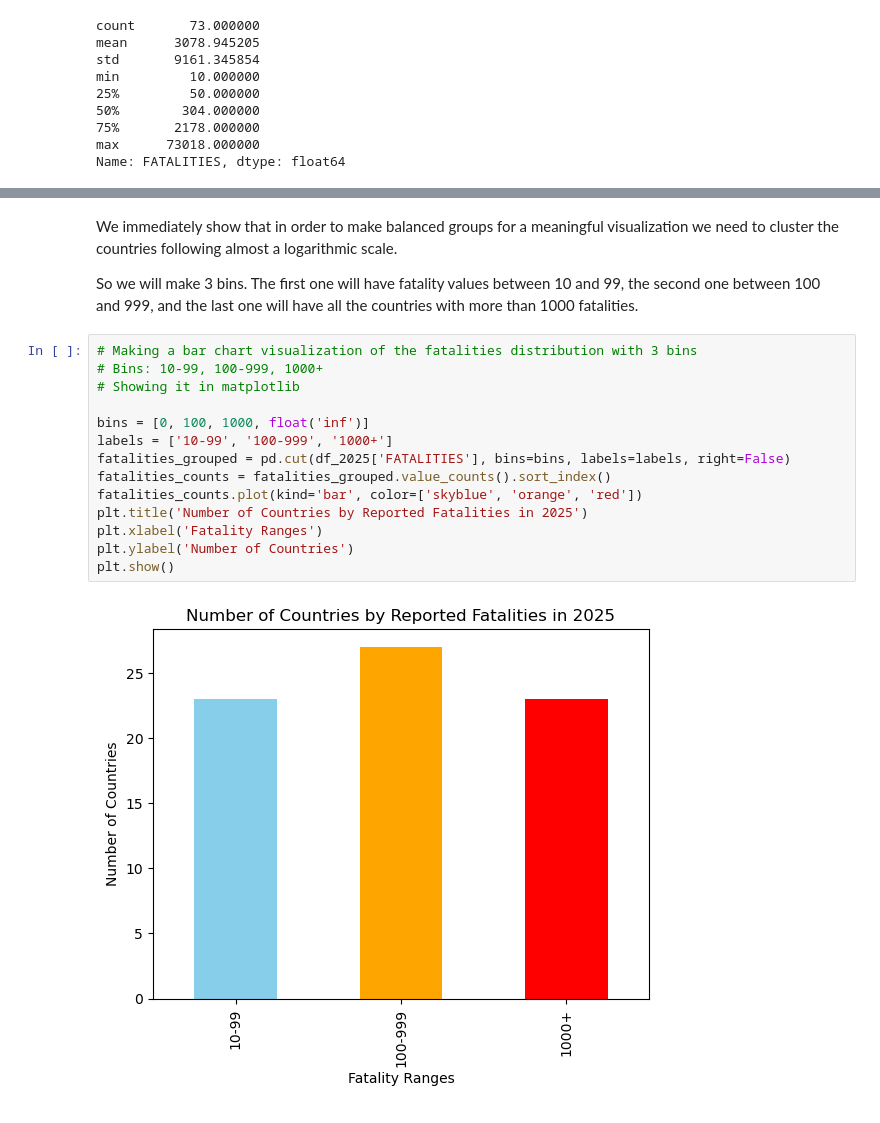
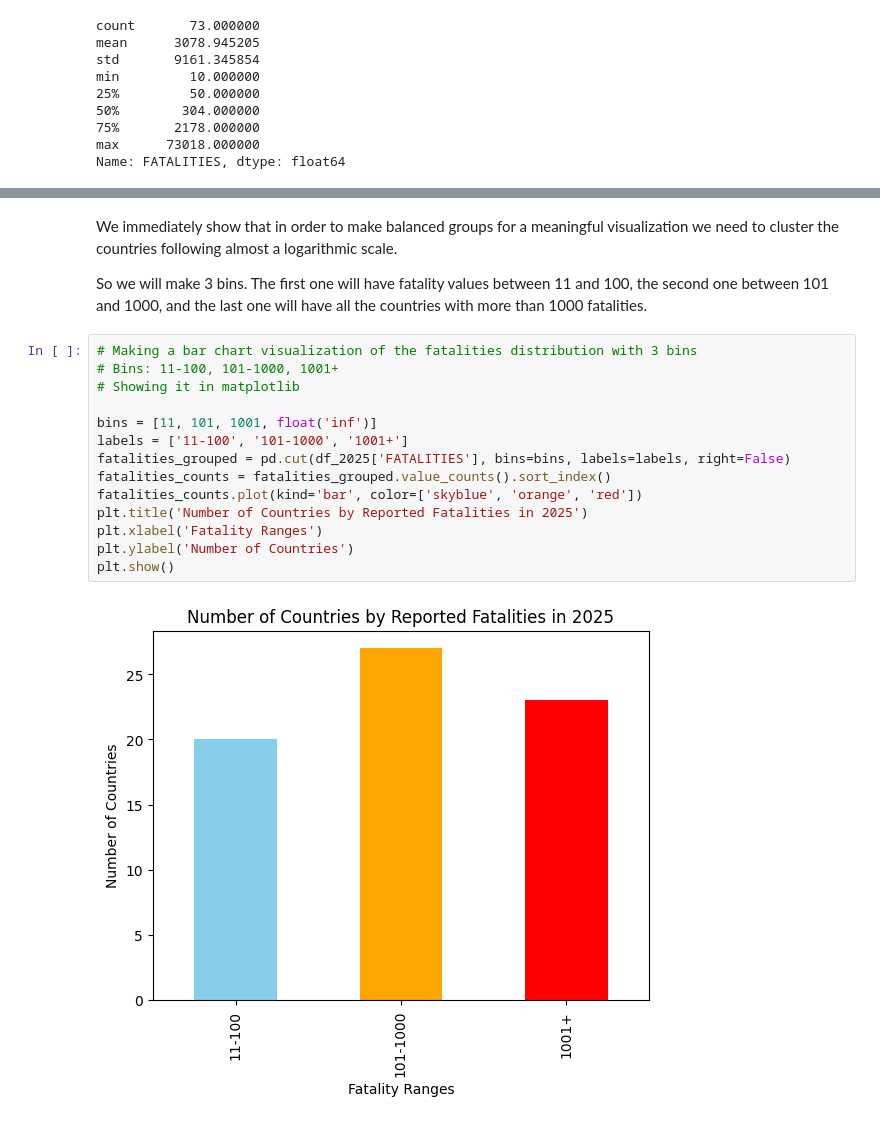
Before and after one commit to group-rho-dataviz/group-rho-dataviz.github.io, a Jupyter notebook: preprocessing/waffle_chart.ipynb, the cells around one changed output, grey strips where cells are left out. Saved outputs shown, nothing was run; the diff lists cells and outputs as text.

```diff
--- a/preprocessing/waffle_chart.ipynb
+++ b/preprocessing/waffle_chart.ipynb
@@ -105,23 +105,23 @@ plt.show()
 # %% [markdown]
 We immediately show that in order to make balanced groups for a meaningful visualization we need to cluster the countries following almost a logarithmic scale.
 
-So we will make 3 bins. The first one will have fatality values between 10 and 99, the second one between 100 and 999, and the last one will have all the countries with more than 1000 fatalities.
+So we will make 3 bins. The first one will have fatality values between 11 and 100, the second one between 101 and 1000, and the last one will have all the countries with more than 1000 fatalities.
 # %%
 # Making a bar chart visualization of the fatalities distribution with 3 bins
-# Bins: 10-99, 100-999, 1000+
+# Bins: 11-100, 101-1000, 1001+
 # Showing it in matplotlib
 
-bins = [0, 100, 1000, float('inf')]
-labels = ['10-99', '100-999', '1000+']
+bins = [11, 101, 1001, float('inf')]
+labels = ['11-100', '101-1000', '1001+']
 fatalities_grouped = pd.cut(df_2025['FATALITIES'], bins=bins, labels=labels, right=False)
 fatalities_counts = fatalities_grouped.value_counts().sort_index()
 fatalities_counts.plot(kind='bar', color=['skyblue', 'orange', 'red'])
 plt.title('Number of Countries by Reported Fatalities in 2025')
 plt.xlabel('Fatality Ranges')
 plt.ylabel('Number of Countries')
 plt.show()
 # %% [output]
-[figure, old version]
+[figure, new version]
 # %%
 labels = ['Low', 'Medium', 'High']
 df_2025['FATALITY_CLUSTER'] = pd.cut(df_2025['FATALITIES'], bins=bins, labels=labels, right=False)
```
Also changed, not shown: parts of 10 cells of this notebook, 5 other files.
